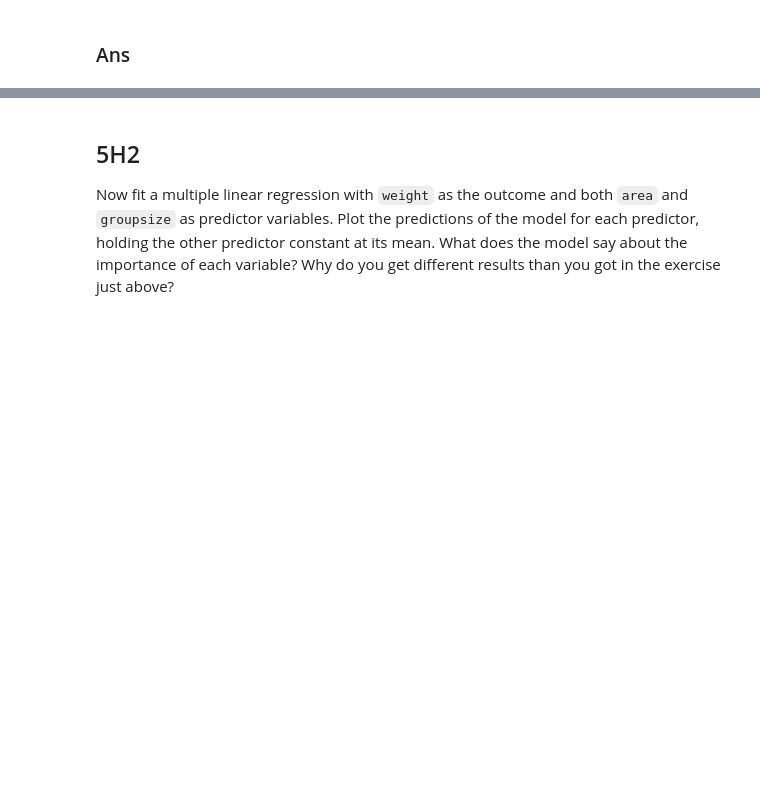
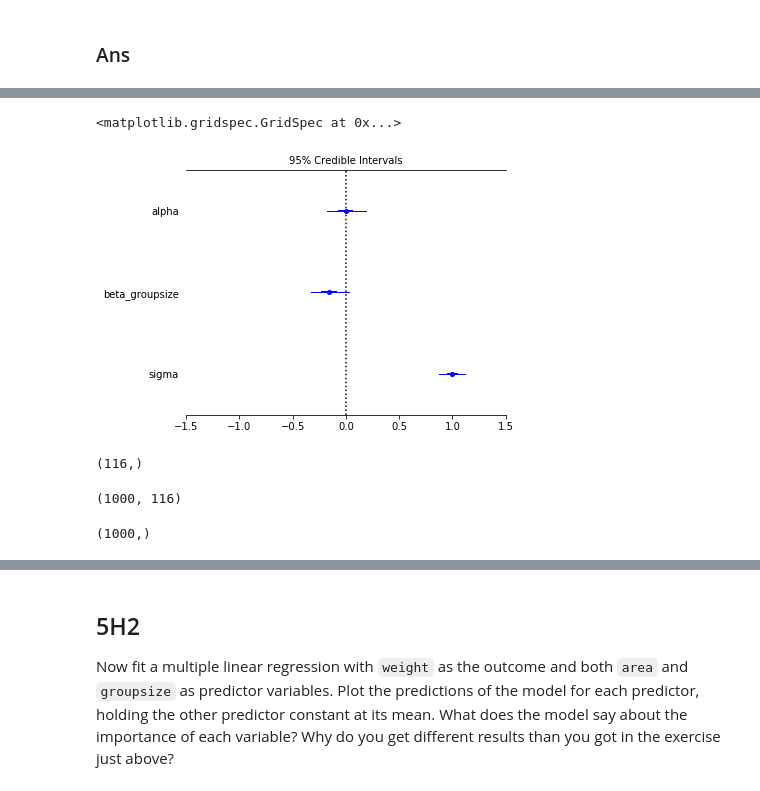
Before and after one commit to Edderic/statistical-rethinking-python-solutions, a Jupyter notebook: ch-5.ipynb, the cells around one changed output, grey strips where cells are left out. Cells and saved outputs as stored; diff of their text form; code cells hidden in the pictures; blank space fills up the shorter version.

```diff
--- a/ch-5.ipynb
+++ b/ch-5.ipynb
@@ -548,0 +645,6 @@ fit two bivariate Gaussian regressions, using `map`: (1) body weight as a linear
+# %%
+varnames_groupsize_vs_weight = [
+    'alpha',
+    'beta_groupsize',
+    'sigma'
+]
@@ -548,0 +683,21 @@ fit two bivariate Gaussian regressions, using `map`: (1) body weight as a linear
+# %%
+pm.forestplot(
+    traces_groupsize_vs_weight_model,
+    varnames_groupsize_vs_weight,
+    xlim=(-1.5,1.5)
+)
+# %% [output]
+<matplotlib.gridspec.GridSpec at 0x...>
+[figure, added]
+# %%
+foxes_df['groupsize.std'].shape
+# %% [output]
+(116,)
+# %%
+traces_groupsize_vs_weight_model['mu'].shape
+# %% [output]
+(1000, 116)
+# %%
+traces_groupsize_vs_weight_model['alpha'].shape
+# %% [output]
+(1000,)
```
Also changed, not shown: parts of 42 cells of this notebook.
